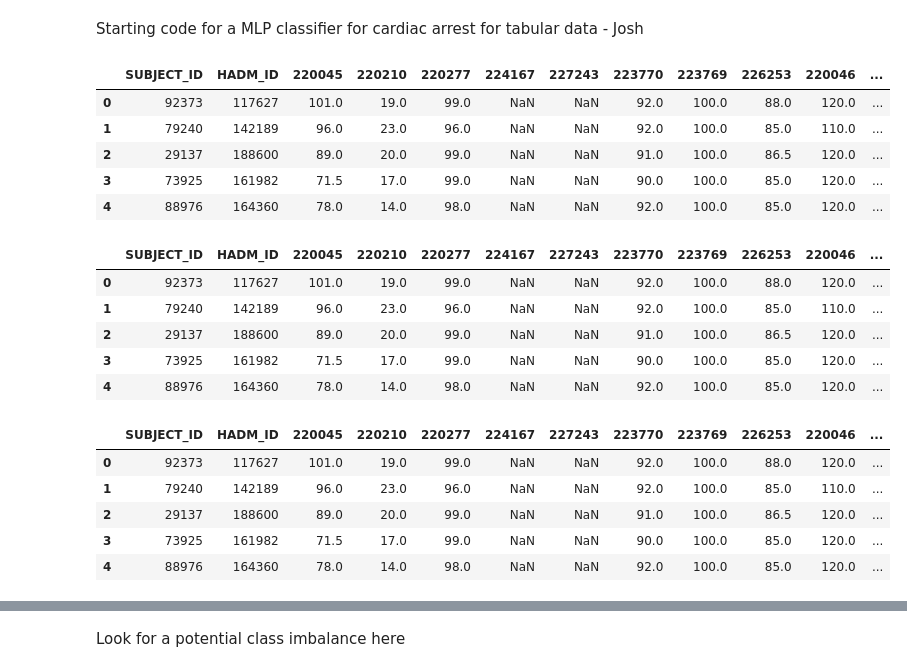
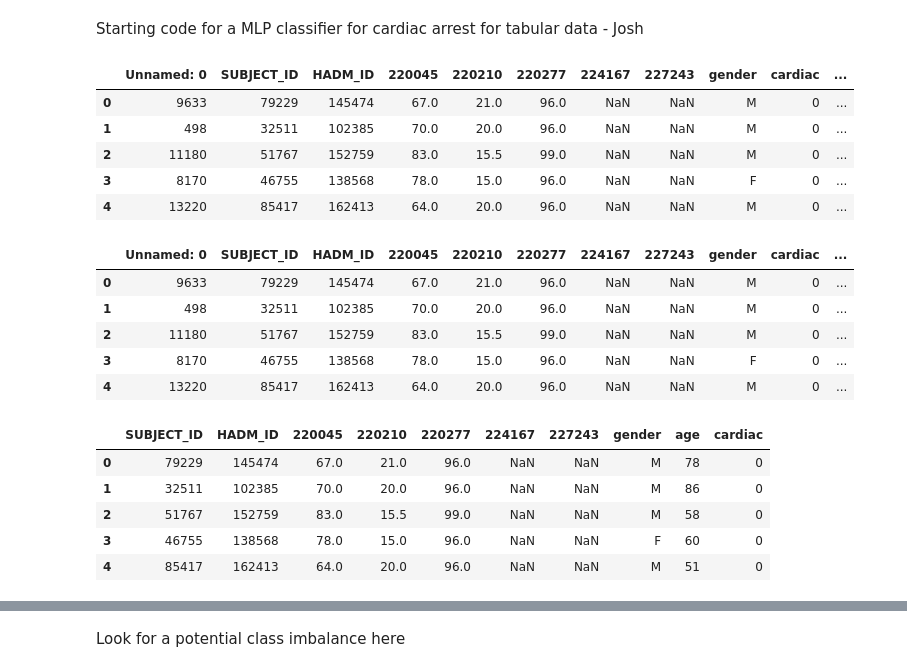
Before and after one commit to Lauramoffat/IHCA-prediction, a Jupyter notebook: DSCS_Logistic_Regression.ipynb, the cells around one changed output, grey strips where cells are left out. Saved outputs shown, nothing was run; the diff lists cells and outputs as text; code cells hidden in the pictures.

```diff
--- a/DSCS_Logistic_Regression.ipynb
+++ b/DSCS_Logistic_Regression.ipynb
@@ -13,35 +14,35 @@ from sklearn.linear_model import LogisticRegression
 # %%
-# df = pd.read_csv("1000_nonca_574_ca.csv")
-df = pd.read_csv("added_feature_1000_nca_574_ca.csv")
+df = pd.read_csv("1000_nonca_574_ca.csv")
+# df = pd.read_csv("added_feature_1000_nca_574_ca.csv")
 df.head()
 # %% [output]
-|  | SUBJECT_ID | HADM_ID | 220045 | 220210 | 220277 | 224167 | 227243 | 223770 | 223769 | 226253 | 220046 | ... |
-| 0 | 92373 | 117627 | 101.0 | 19.0 | 99.0 | NaN | NaN | 92.0 | 100.0 | 88.0 | 120.0 | ... |
-| 1 | 79240 | 142189 | 96.0 | 23.0 | 96.0 | NaN | NaN | 92.0 | 100.0 | 85.0 | 110.0 | ... |
-| 2 | 29137 | 188600 | 89.0 | 20.0 | 99.0 | NaN | NaN | 91.0 | 100.0 | 86.5 | 120.0 | ... |
-| 3 | 73925 | 161982 | 71.5 | 17.0 | 99.0 | NaN | NaN | 90.0 | 100.0 | 85.0 | 120.0 | ... |
-| 4 | 88976 | 164360 | 78.0 | 14.0 | 98.0 | NaN | NaN | 92.0 | 100.0 | 85.0 | 120.0 | ... |
+|  | Unnamed: 0 | SUBJECT_ID | HADM_ID | 220045 | 220210 | 220277 | 224167 | 227243 | gender | cardiac | ... |
+| 0 | 9633 | 79229 | 145474 | 67.0 | 21.0 | 96.0 | NaN | NaN | M | 0 | ... |
+| 1 | 498 | 32511 | 102385 | 70.0 | 20.0 | 96.0 | NaN | NaN | M | 0 | ... |
+| 2 | 11180 | 51767 | 152759 | 83.0 | 15.5 | 99.0 | NaN | NaN | M | 0 | ... |
+| 3 | 8170 | 46755 | 138568 | 78.0 | 15.0 | 96.0 | NaN | NaN | F | 0 | ... |
+| 4 | 13220 | 85417 | 162413 | 64.0 | 20.0 | 96.0 | NaN | NaN | M | 0 | ... |
 # %%
 df.drop(['ADMITTIME', 'DISCHTIME', 'DOB'], axis=1, inplace=True)
 df.head()
 # %% [output]
-|  | SUBJECT_ID | HADM_ID | 220045 | 220210 | 220277 | 224167 | 227243 | 223770 | 223769 | 226253 | 220046 | ... |
-| 0 | 92373 | 117627 | 101.0 | 19.0 | 99.0 | NaN | NaN | 92.0 | 100.0 | 88.0 | 120.0 | ... |
-| 1 | 79240 | 142189 | 96.0 | 23.0 | 96.0 | NaN | NaN | 92.0 | 100.0 | 85.0 | 110.0 | ... |
-| 2 | 29137 | 188600 | 89.0 | 20.0 | 99.0 | NaN | NaN | 91.0 | 100.0 | 86.5 | 120.0 | ... |
-| 3 | 73925 | 161982 | 71.5 | 17.0 | 99.0 | NaN | NaN | 90.0 | 100.0 | 85.0 | 120.0 | ... |
-| 4 | 88976 | 164360 | 78.0 | 14.0 | 98.0 | NaN | NaN | 92.0 | 100.0 | 85.0 | 120.0 | ... |
+|  | Unnamed: 0 | SUBJECT_ID | HADM_ID | 220045 | 220210 | 220277 | 224167 | 227243 | gender | cardiac | ... |
+| 0 | 9633 | 79229 | 145474 | 67.0 | 21.0 | 96.0 | NaN | NaN | M | 0 | ... |
+| 1 | 498 | 32511 | 102385 | 70.0 | 20.0 | 96.0 | NaN | NaN | M | 0 | ... |
+| 2 | 11180 | 51767 | 152759 | 83.0 | 15.5 | 99.0 | NaN | NaN | M | 0 | ... |
+| 3 | 8170 | 46755 | 138568 | 78.0 | 15.0 | 96.0 | NaN | NaN | F | 0 | ... |
+| 4 | 13220 | 85417 | 162413 | 64.0 | 20.0 | 96.0 | NaN | NaN | M | 0 | ... |
 # %%
-df = df[['SUBJECT_ID', 'HADM_ID', '220045', '220210', '220277', '224167', '227243','223770','223769','226253','220046','220047', 'gender','age','cardiac']]
-# df = df[['SUBJECT_ID', 'HADM_ID', '220045', '220210', '220277', '224167', '227243', 'gender','age','cardiac']]
+# df = df[['SUBJECT_ID', 'HADM_ID', '220045', '220210', '220277', '224167', '227243','223770','223769','226253','220046','220047', 'gender','age','cardiac']]
+df = df[['SUBJECT_ID', 'HADM_ID', '220045', '220210', '220277', '224167', '227243', 'gender','age','cardiac']]
 df.head()
 # %% [output]
-|  | SUBJECT_ID | HADM_ID | 220045 | 220210 | 220277 | 224167 | 227243 | 223770 | 223769 | 226253 | 220046 | ... |
-| 0 | 92373 | 117627 | 101.0 | 19.0 | 99.0 | NaN | NaN | 92.0 | 100.0 | 88.0 | 120.0 | ... |
-| 1 | 79240 | 142189 | 96.0 | 23.0 | 96.0 | NaN | NaN | 92.0 | 100.0 | 85.0 | 110.0 | ... |
-| 2 | 29137 | 188600 | 89.0 | 20.0 | 99.0 | NaN | NaN | 91.0 | 100.0 | 86.5 | 120.0 | ... |
-| 3 | 73925 | 161982 | 71.5 | 17.0 | 99.0 | NaN | NaN | 90.0 | 100.0 | 85.0 | 120.0 | ... |
-| 4 | 88976 | 164360 | 78.0 | 14.0 | 98.0 | NaN | NaN | 92.0 | 100.0 | 85.0 | 120.0 | ... |
+|  | SUBJECT_ID | HADM_ID | 220045 | 220210 | 220277 | 224167 | 227243 | gender | age | cardiac |
+| 0 | 79229 | 145474 | 67.0 | 21.0 | 96.0 | NaN | NaN | M | 78 | 0 |
+| 1 | 32511 | 102385 | 70.0 | 20.0 | 96.0 | NaN | NaN | M | 86 | 0 |
+| 2 | 51767 | 152759 | 83.0 | 15.5 | 99.0 | NaN | NaN | M | 58 | 0 |
+| 3 | 46755 | 138568 | 78.0 | 15.0 | 96.0 | NaN | NaN | F | 60 | 0 |
+| 4 | 85417 | 162413 | 64.0 | 20.0 | 96.0 | NaN | NaN | M | 51 | 0 |
 # %%
 # pd.get_dummies(df['gender'])
 cleanup_nums = {"gender":     {"F": 0, "M": 1}}
```
Also changed, not shown: parts of 16 cells of this notebook, 2 other files.
